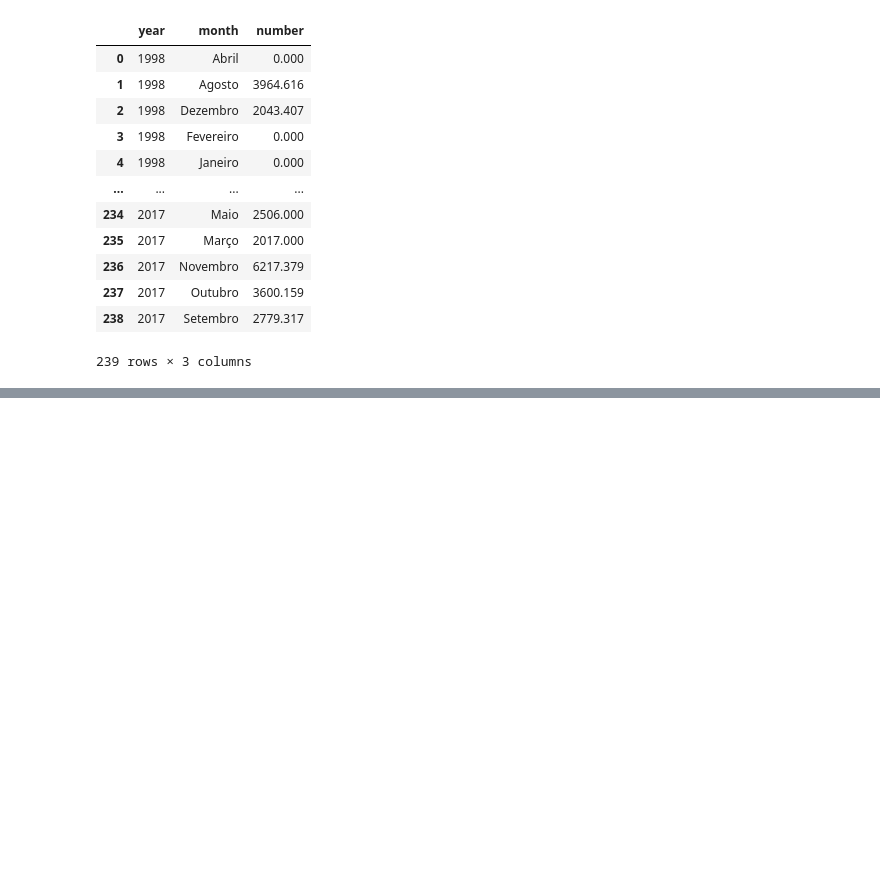
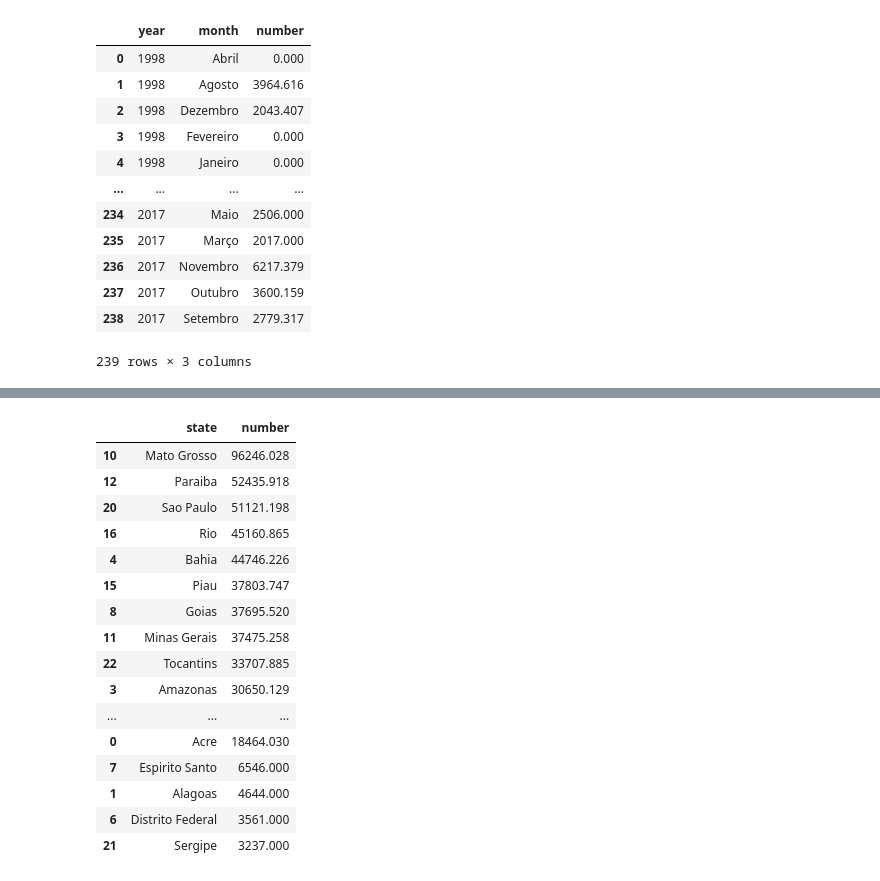
Before and after one commit to ZameromJairo/Python-Ref, a Jupyter notebook: Projeto 9/Case - Brazil forest fires.ipynb, the cells around one changed output, grey strips where cells are left out. Saved outputs shown, nothing was run; the diff lists cells and outputs as text; code cells hidden in the pictures; blank space fills up the shorter version.

```diff
--- a/Projeto 9/Case - Brazil forest fires.ipynb
+++ b/Projeto 9/Case - Brazil forest fires.ipynb
@@ -145,0 +153,22 @@ plt.show()
+# %%
+analysis_state =  data.groupby(by=['state']).sum().reset_index()
+analysis_state = analysis_state[['state','number']].sort_values('number',ascending=False)
+analysis_state
+# %% [output]
+|  | state | number |
+| 10 | Mato Grosso | 96246.028 |
+| 12 | Paraiba | 52435.918 |
+| 20 | Sao Paulo | 51121.198 |
+| 16 | Rio | 45160.865 |
+| 4 | Bahia | 44746.226 |
+| 15 | Piau | 37803.747 |
+| 8 | Goias | 37695.520 |
+| 11 | Minas Gerais | 37475.258 |
+| 22 | Tocantins | 33707.885 |
+| 3 | Amazonas | 30650.129 |
+| ... | ... | ... |
+| 0 | Acre | 18464.030 |
+| 7 | Espirito Santo | 6546.000 |
+| 1 | Alagoas | 4644.000 |
+| 6 | Distrito Federal | 3561.000 |
+| 21 | Sergipe | 3237.000 |
```
Also changed, not shown: parts of 5 cells of this notebook.
